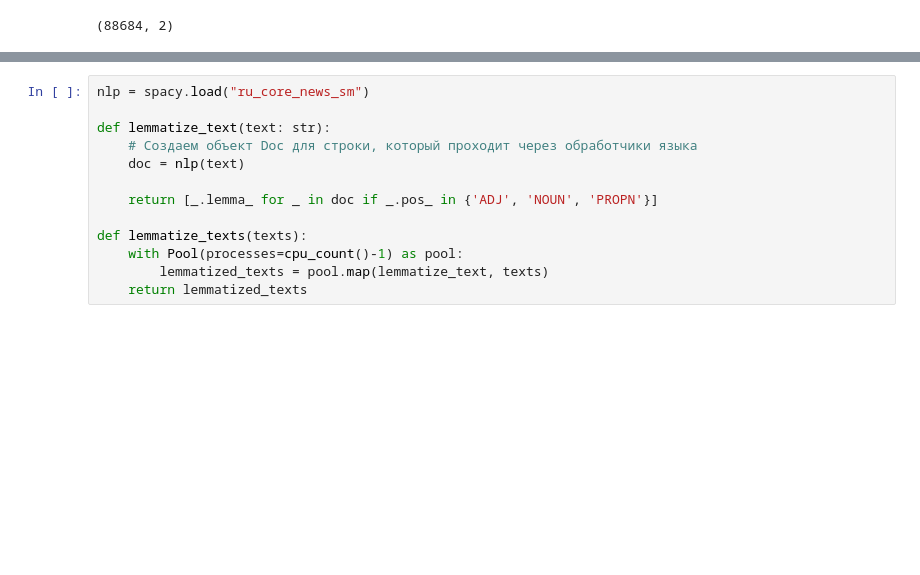
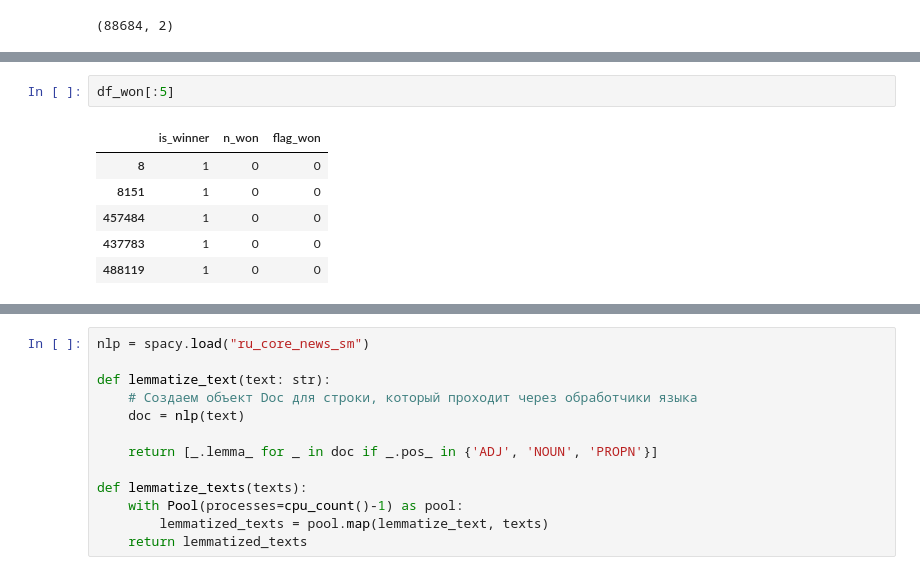
Before and after one commit to Lsdbot/Zakupki, a Jupyter notebook: notebooks/EDA.ipynb, the cells around one changed output, grey strips where cells are left out. Saved outputs shown, nothing was run; the diff lists cells and outputs as text; blank space fills up the shorter version.

```diff
--- a/notebooks/EDA.ipynb
+++ b/notebooks/EDA.ipynb
@@ -435,0 +448,9 @@ sns.barplot(x=df_filtered['size'], y=df_filtered.win_share)
+# %%
+df_won[:5]
+# %% [output]
+|  | is_winner | n_won | flag_won |
+| 8 | 1 | 0 | 0 |
+| 8151 | 1 | 0 | 0 |
+| 457484 | 1 | 0 | 0 |
+| 437783 | 1 | 0 | 0 |
+| 488119 | 1 | 0 | 0 |
```
Also changed, not shown: parts of 16 cells of this notebook.
